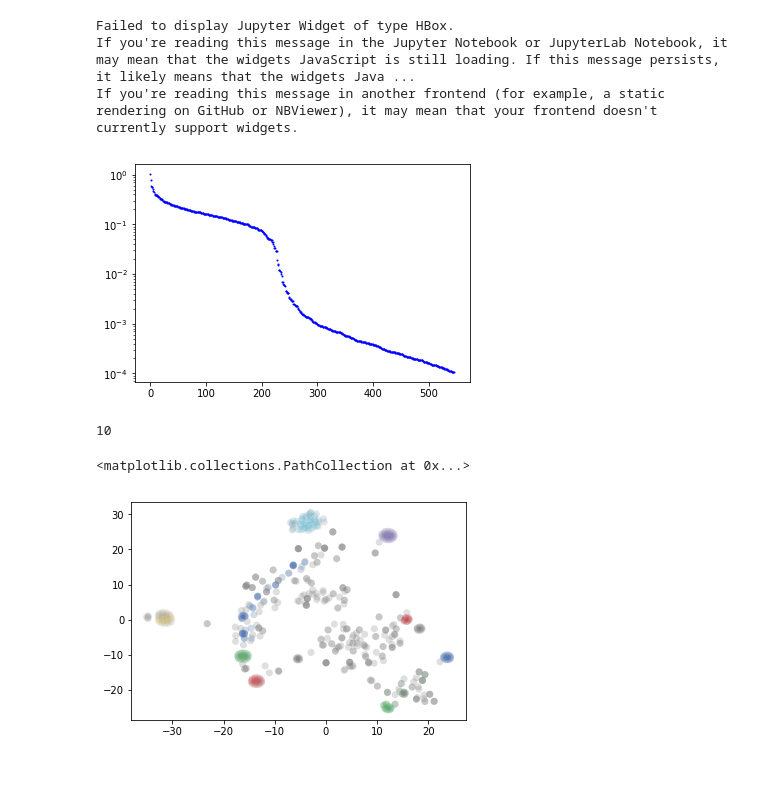
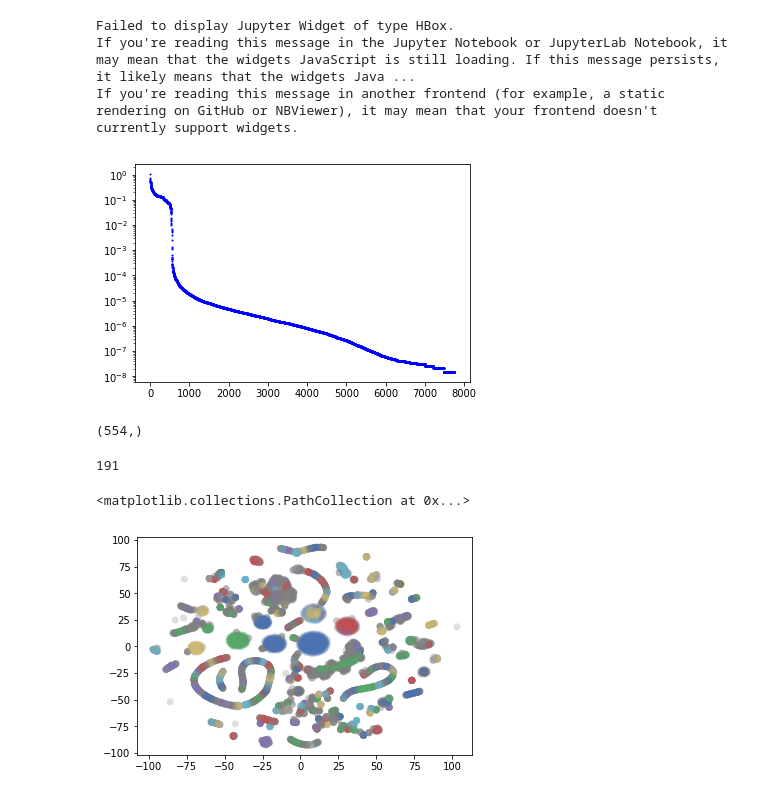
Before and after one commit to felixmusil/generate_structures, a Jupyter notebook: make_batch_generation.ipynb, the cells around one changed output. Saved outputs shown, nothing was run; the diff lists cells and outputs as text; code cells hidden in the pictures.

```diff
--- a/make_batch_generation.ipynb
+++ b/make_batch_generation.ipynb
@@ -725,7 +718,7 @@ from glob import glob
 fns = glob('./structures/relaxed_structures_r*')
 readers = []
 for fn in fns:
-    readers.append(Frame_Dataset_h5(fn,mode='r'))
+    readers.append(Frame_Dataset_h5(fn,mode='r',disable_pbar=True))
 # %%
 frames = []
 for reader in readers:
@@ -796,3 +740,7 @@ ImportError: cannot import name base
+# %%
+new_crystals = []
+new_crystals.extend(frames)
+new_crystals.extend(crystals)
 # %%
 soap_params = dict(nmax= 9, cutoff= 4, gaussian_width= 0.4, lmax= 9,
         centerweight = 1.,cutoff_transition_width = 0.5,
@@ -819,4 +767,4 @@ If you're reading this message in another frontend (for example, a static render
 plt.plot(minmax[:],'ob',ms=1)
 plt.yscale('log')
 # %% [output]
-[figure, old version]
+[figure, new version]
@@ -823,3 +773,7 @@ plt.yscale('log')
+# %%
+minmax[minmax > 1e-3].shape
+# %% [output]
+(554,)
 # %%
 from sklearn.manifold import TSNE
 import hdbscan
@@ -837,15 +791,15 @@ clusterer = hdbscan.HDBSCAN(algorithm='best', alpha=1.0, approx_min_span_tree=Tr
 clusterer.fit(distance)
 print len(np.unique(clusterer.labels_))
 # %% [output]
-10
+191
 # %%
-color_palette = sns.color_palette('deep', 10)
+color_palette = sns.color_palette('deep', len(np.unique(clusterer.labels_)))
 cluster_colors = [color_palette[x] if x >= 0
                   else (0.5, 0.5, 0.5)
                   for x in clusterer.labels_]
 cluster_member_colors = [sns.desaturate(x, p) for x, p in
                          zip(cluster_colors, clusterer.probabilities_)]
 plt.scatter(*X.T, s=50, linewidth=0, c=cluster_member_colors, alpha=0.25)
 # %% [output]
 <matplotlib.collections.PathCollection at 0x...>
-[figure, old version]
+[figure, new version]
```
Also changed, not shown: parts of 8 cells of this notebook, 1 other file.
